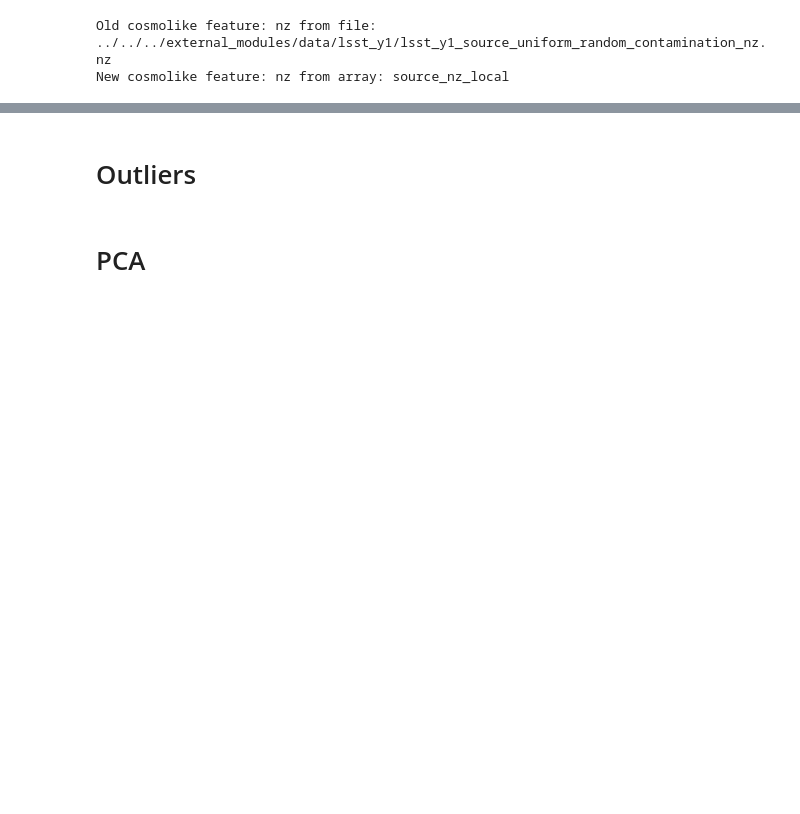
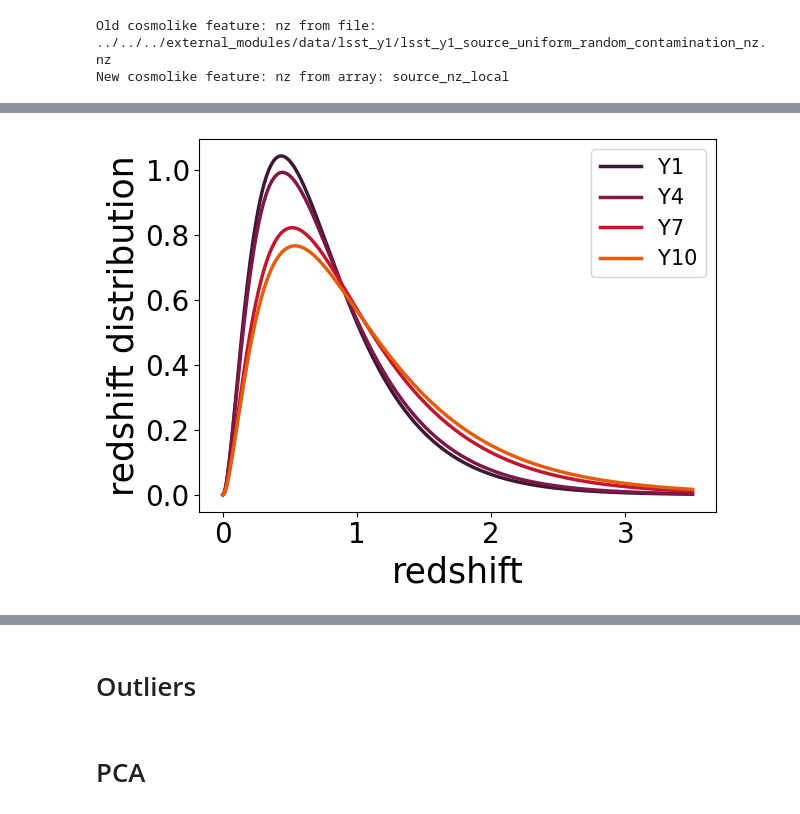
Before and after one commit to Roman-HLIS-Cosmology-PIT/cocoa_photoz, a Jupyter notebook: nz.ipynb, the cells around one changed output, grey strips where cells are left out. Cells and saved outputs as stored; diff of their text form; code cells hidden in the pictures; blank space fills up the shorter version.

```diff
--- a/nz.ipynb
+++ b/nz.ipynb
@@ -161,0 +190,45 @@ plt.plot(ni())
+# %%
+# ~~~~~~~~~~~~~~~~~~~~~~~~
+# Define colors for plots:
+# https://github.com/LSSTDESC/CCLX/blob/niko_nz_binning_update/LSST_SRD_Redshift_Distributions_and_Binning.ipynb
+# ~~~~~~~~~~~~~~~~~~~~~~~~
+
+import cmasher as cmr
+# Let us set up some plotting params here
+plt.rcParams.update({
+    "lines.linewidth": 3,
+    "axes.labelsize": 25,
+    "axes.titlesize": 28,
+    "xtick.labelsize": 20,
+    "ytick.labelsize": 20,
+    "legend.fontsize": 15
+})
+
+n_bins=5
+
+colors = {
+    "sources": {
+        "1": cmr.take_cmap_colors('cmr.ember',  n_bins,cmap_range=(0.2, 0.85), return_fmt='hex'),
+        "10": cmr.take_cmap_colors('cmr.ember', n_bins,cmap_range=(0.2, 0.85), return_fmt='hex'),
+        "4": cmr.take_cmap_colors('cmr.ember',  n_bins,cmap_range=(0.2, 0.85), return_fmt='hex'),
+        "7": cmr.take_cmap_colors('cmr.ember',  n_bins,cmap_range=(0.2, 0.85), return_fmt='hex'),
+    }
+}
+# %%
+z = np.linspace(0.0, 3.5, 500)
+years = [1,4,7,10]
+cs = colors["sources"][f"{1}"]
+for ii,sp in enumerate(source_params):
+    z0      = sp["z_0"]
+    alpha   = sp["alpha"]
+    beta    = sp["beta"]
+    sigma_z = sp["sigma_z"]
+    z_bias  = sp["z_bias"]
+    n_bins  = sp["n_tomo_bins"]
+    plt.plot(z,dNdz(z,z0,alpha,beta),color=cs[ii],lw=2.5, label=f"Y{years[ii]}")
+plt.legend(loc="best")
+plt.xlabel("redshift")
+plt.ylabel("redshift distribution")
+plt.tight_layout();
+# %% [output]
+[figure, added]
```
Also changed, not shown: parts of 24 cells of this notebook.
